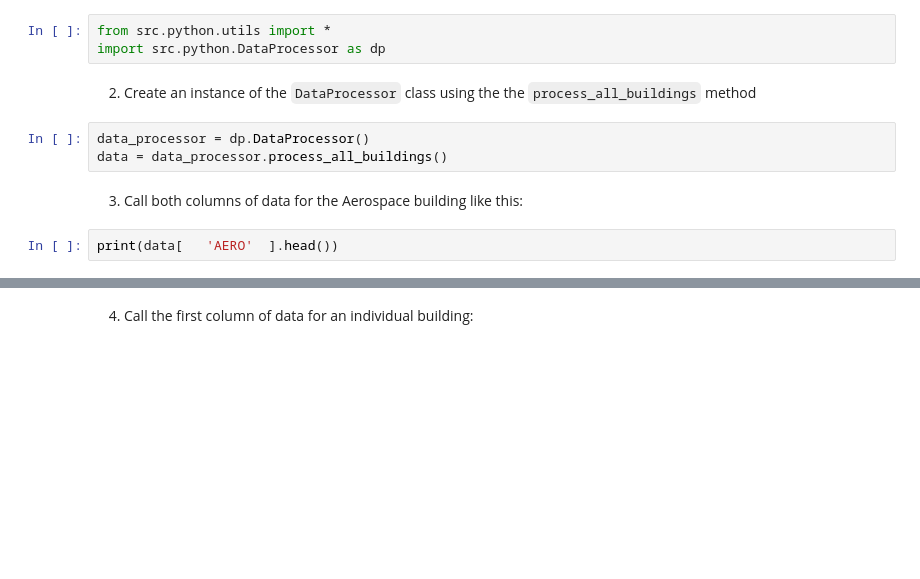
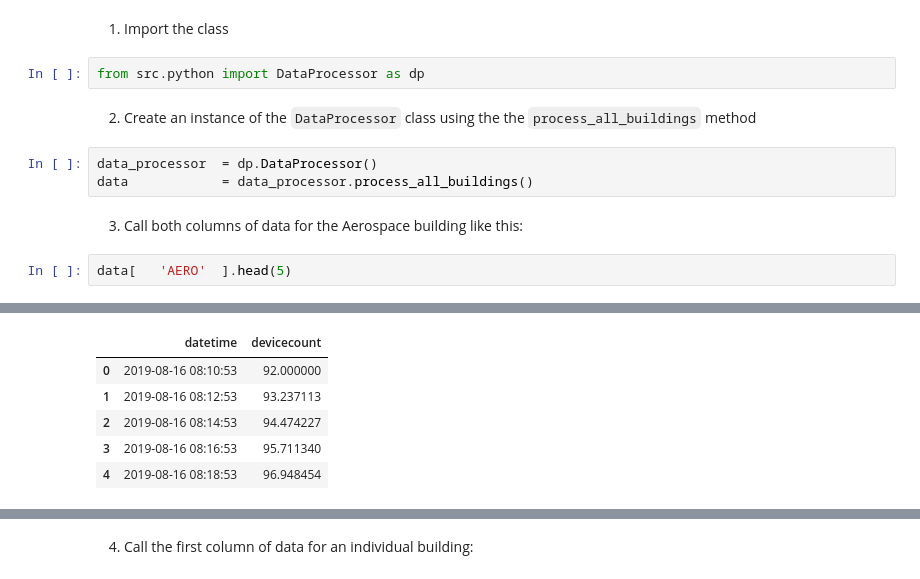
Before and after one commit to reisertyler/modeling-people-flow, a Jupyter notebook: DataProcessor.ipynb, the cells around one changed output, grey strips where cells are left out. Saved outputs shown, nothing was run; the diff lists cells and outputs as text; blank space fills up the shorter version.

```diff
--- a/DataProcessor.ipynb
+++ b/DataProcessor.ipynb
@@ -120,13 +91,15 @@ If `record_time` is set True, it records and returns execution time for data pro
+# %% [markdown]
+
+1. Import the class
 # %%
-from src.python.utils import *
-import src.python.DataProcessor as dp
+from src.python import DataProcessor as dp
 # %% [markdown]
 2. Create an instance of the `DataProcessor` class using the the `process_all_buildings` method
 # %%
-data_processor = dp.DataProcessor()
-data = data_processor.process_all_buildings()
+data_processor  = dp.DataProcessor()
+data            = data_processor.process_all_buildings()
 # %% [markdown]
 3. Call both columns of data for the Aerospace building like this:
 # %%
-print(data[   'AERO'  ].head())
+data[   'AERO'  ].head(5)
 # %% [output]
@@ -138,0 +106,6 @@ print(data[   'AERO'  ].head())
+|  | datetime | devicecount |
+| 0 | 2019-08-16 08:10:53 | 92.000000 |
+| 1 | 2019-08-16 08:12:53 | 93.237113 |
+| 2 | 2019-08-16 08:14:53 | 94.474227 |
+| 3 | 2019-08-16 08:16:53 | 95.711340 |
+| 4 | 2019-08-16 08:18:53 | 96.948454 |
```
Also changed, not shown: parts of 28 cells of this notebook, 1 other file.
